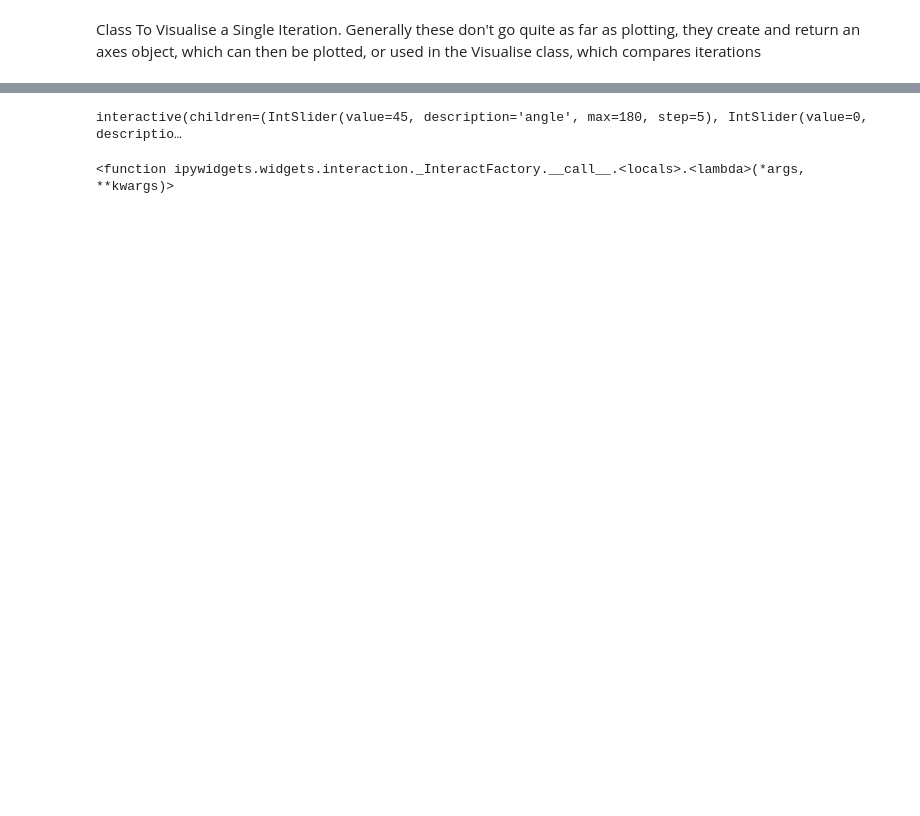
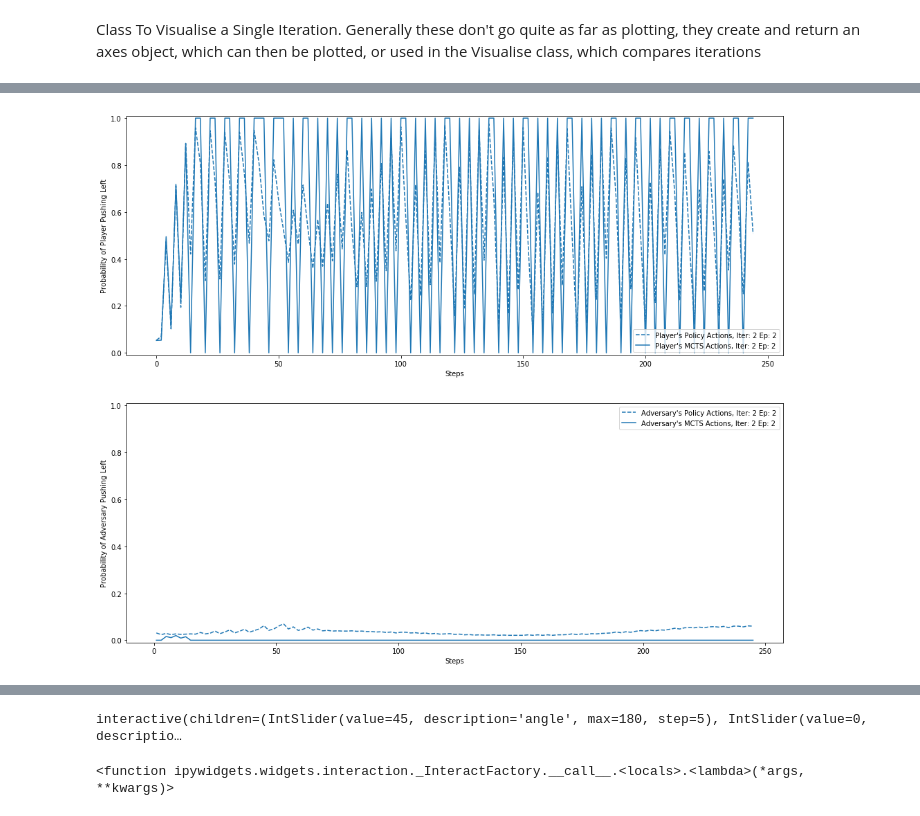
Before and after one commit to alexdarch/Project, a Jupyter notebook: ResultsAndTesting/AdversaryResultsVisualisation.ipynb, the cells around one changed output, grey strips where cells are left out. Saved outputs shown, nothing was run; the diff lists cells and outputs as text; code cells hidden in the pictures; blank space fills up the shorter version.

```diff
--- a/ResultsAndTesting/AdversaryResultsVisualisation.ipynb
+++ b/ResultsAndTesting/AdversaryResultsVisualisation.ipynb
@@ -665,0 +684,4 @@ There are  17  iterations stored in self.iterations
+# %%
+v.plot_actionsvssteps(iters=[2], episode=2)  # 'longest' if choosing the longest
+# %% [output]
+[figure, added]
```
Also changed, not shown: parts of 16 cells of this notebook, 18 other files.
